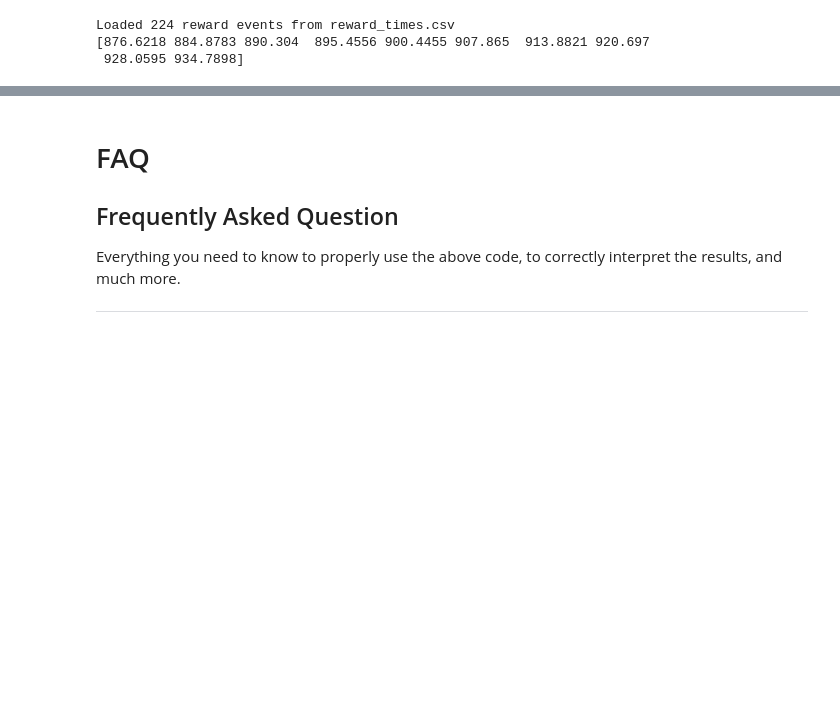
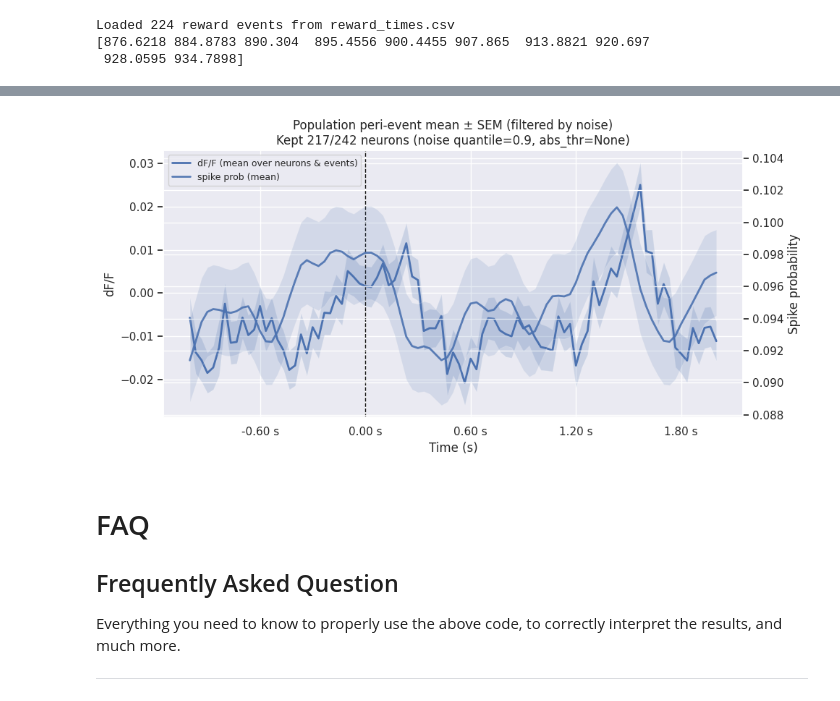
Before and after one commit to davisgrubin/2p_imaging, a Jupyter notebook: Demo scripts/Calibrated_spike_inference_with_Cascade.ipynb, the cells around one changed output, grey strips where cells are left out. Drawn from its saved outputs; the diff is of its cells as text; code cells hidden in the pictures; blank space fills up the shorter version.

```diff
--- a/Demo scripts/Calibrated_spike_inference_with_Cascade.ipynb
+++ b/Demo scripts/Calibrated_spike_inference_with_Cascade.ipynb
@@ -472,0 +499,14 @@ _ = plot_dFF_traces(traces, neuron_indices, frame_rate,
+# %%
+import importlib
+from cascade2p.utils import plot_event_aligned_population
+t_rel, mean_dff, sem_dff, mean_spk, sem_spk, kept, excluded = plot_event_aligned_population(
+    traces=traces,
+    spiking=spike_prob,
+    frame_rate=frame_rate,
+    event_times_s=reward_times_s,
+    pre_s=1.0, post_s=2.0,
+    noise_filter_quantile=0.9,          # drop top 10% noisiest neurons
+    noise_abs_threshold=None             # or set e.g. 1.2 to drop ≥ 1.2 % s^(1/2)
+)
+# %% [output]
+[figure, added]
```
Also changed, not shown: parts of 13 cells of this notebook.
